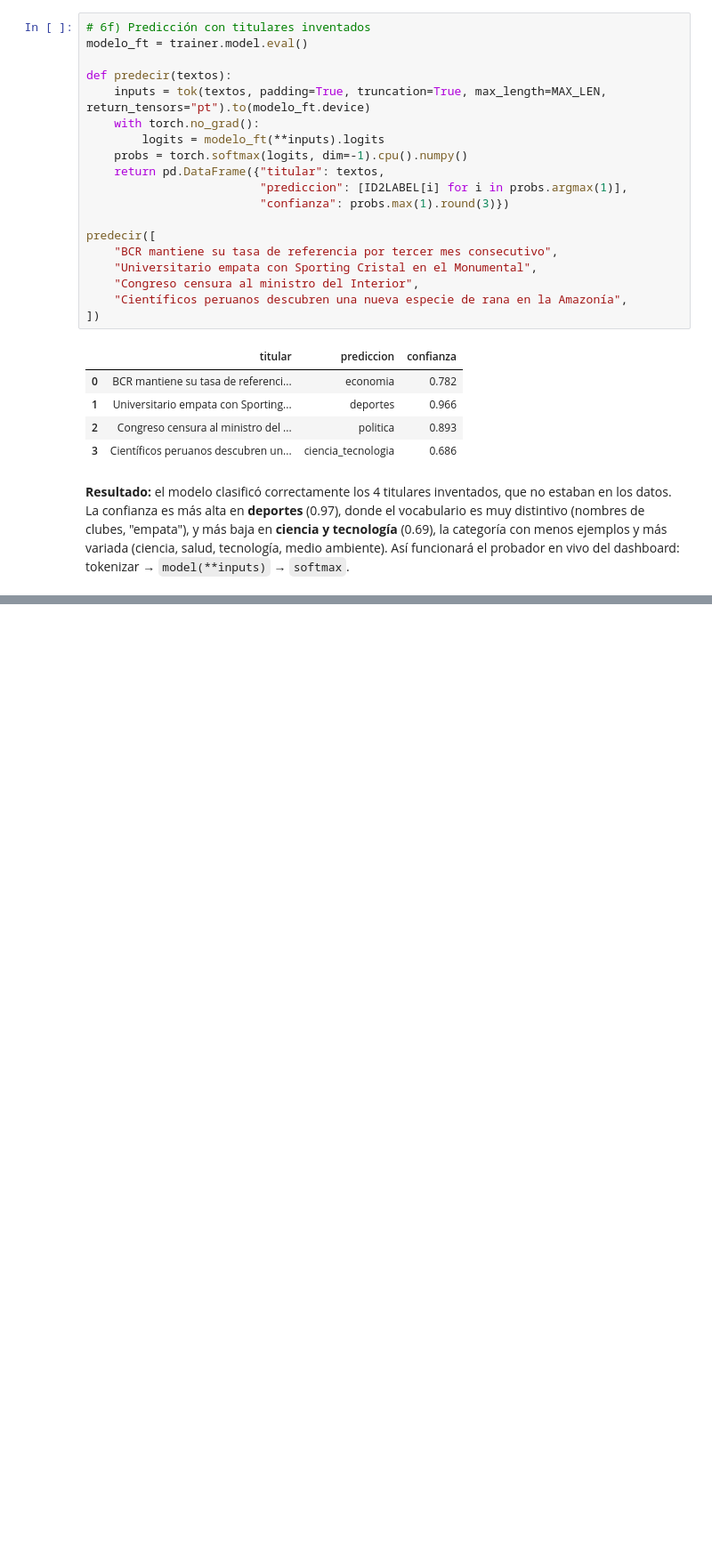
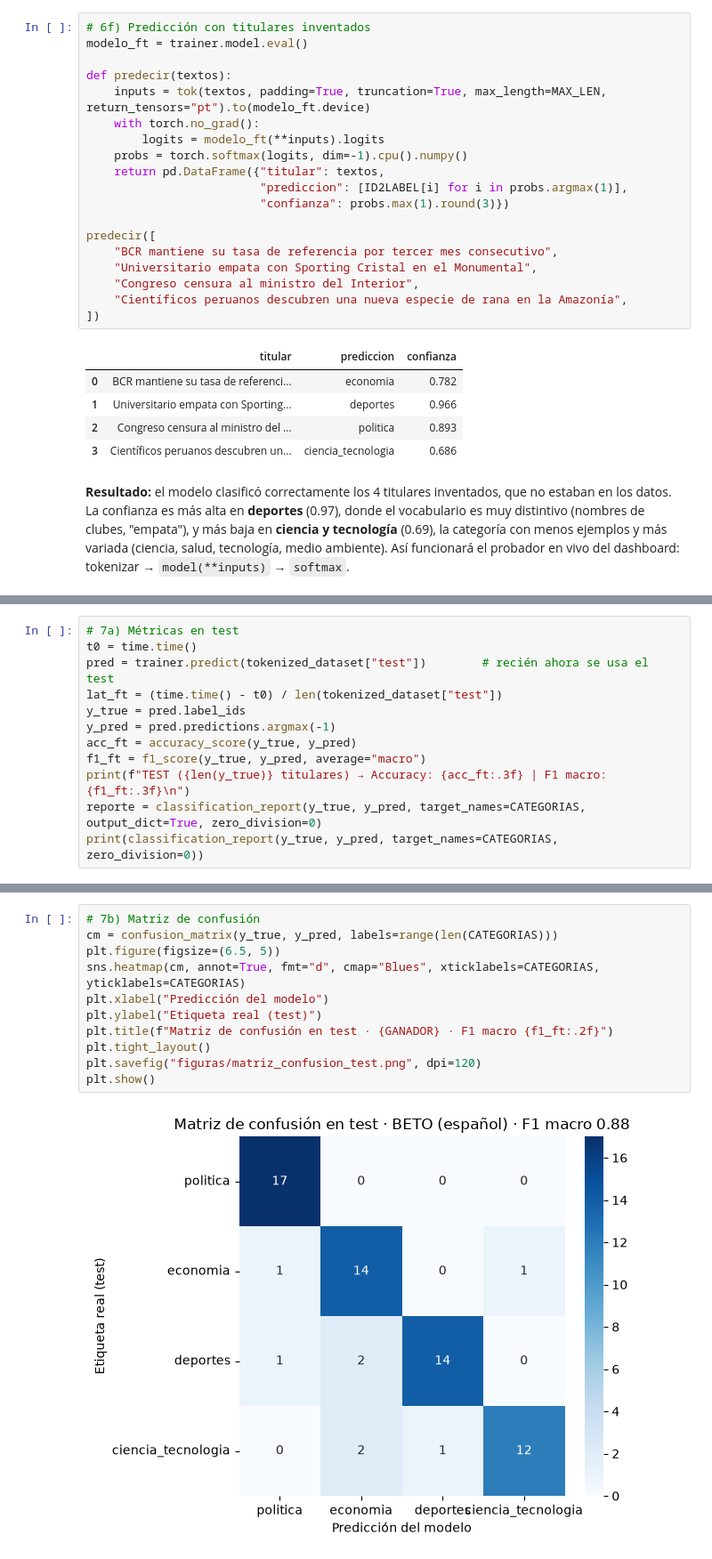
Before and after one commit to ValMur123/python_intermedio, a Jupyter notebook: tarea_1/02_clasificacion.ipynb, the cells around one changed output, grey strips where cells are left out. Shown at 89% size. Saved outputs shown, nothing was run; the diff lists cells and outputs as text; blank space fills up the shorter version.

```diff
--- a/tarea_1/02_clasificacion.ipynb
+++ b/tarea_1/02_clasificacion.ipynb
@@ -690,0 +701,12 @@ medio ambiente). Así funcionará el probador en vivo del dashboard: tokenizar
+# %%
+# 7a) Métricas en test
+t0 = time.time()
+pred = trainer.predict(tokenized_dataset["test"])        # recién ahora se usa el test
+lat_ft = (time.time() - t0) / len(tokenized_dataset["test"])
+y_true = pred.label_ids
+y_pred = pred.predictions.argmax(-1)
+acc_ft = accuracy_score(y_true, y_pred)
+f1_ft = f1_score(y_true, y_pred, average="macro")
+print(f"TEST ({len(y_true)} titulares) → Accuracy: {acc_ft:.3f} | F1 macro: {f1_ft:.3f}\n")
+reporte = classification_report(y_true, y_pred, target_names=CATEGORIAS, output_dict=True, zero_division=0)
+print(classification_report(y_true, y_pred, target_names=CATEGORIAS, zero_division=0))
@@ -690,0 +736,13 @@ medio ambiente). Así funcionará el probador en vivo del dashboard: tokenizar
+# %%
+# 7b) Matriz de confusión
+cm = confusion_matrix(y_true, y_pred, labels=range(len(CATEGORIAS)))
+plt.figure(figsize=(6.5, 5))
+sns.heatmap(cm, annot=True, fmt="d", cmap="Blues", xticklabels=CATEGORIAS, yticklabels=CATEGORIAS)
+plt.xlabel("Predicción del modelo")
+plt.ylabel("Etiqueta real (test)")
+plt.title(f"Matriz de confusión en test · {GANADOR} · F1 macro {f1_ft:.2f}")
+plt.tight_layout()
+plt.savefig("figuras/matriz_confusion_test.png", dpi=120)
+plt.show()
+# %% [output]
+[figure, added]
```
Also changed, not shown: parts of 6 cells of this notebook, 1 other file.
